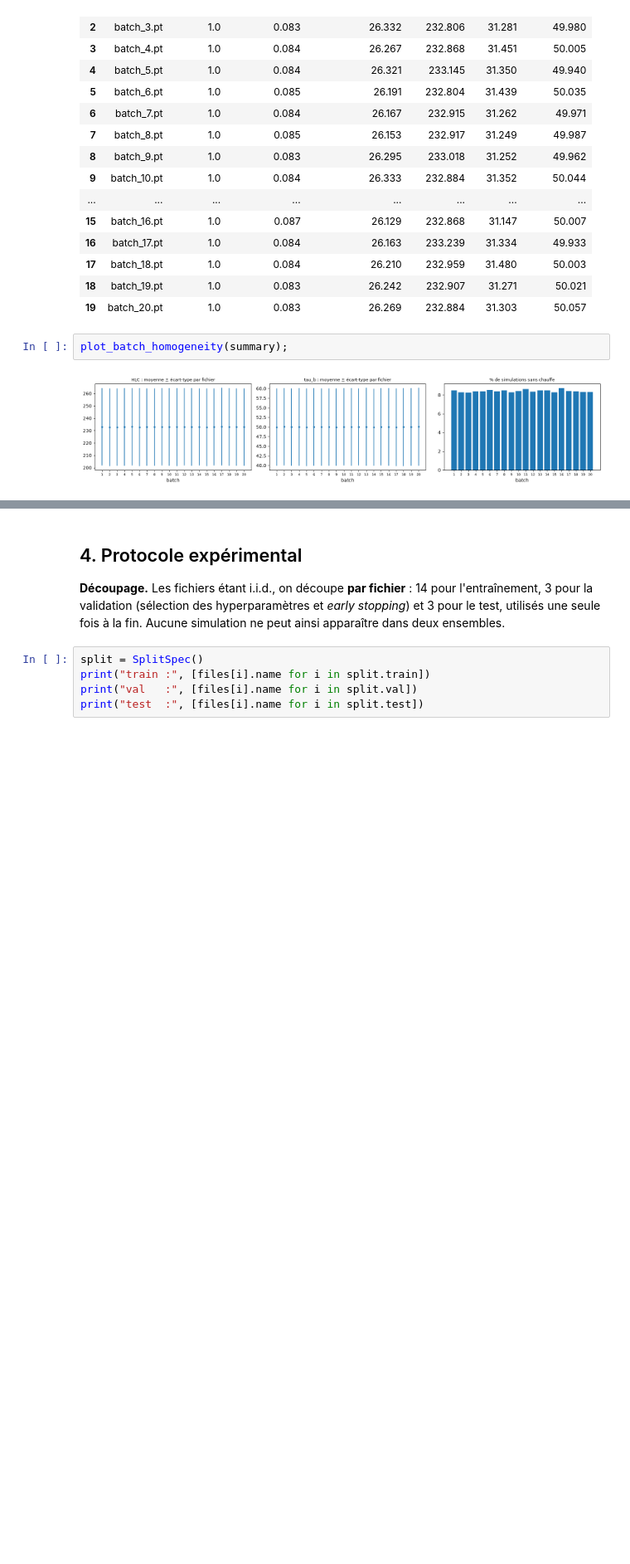
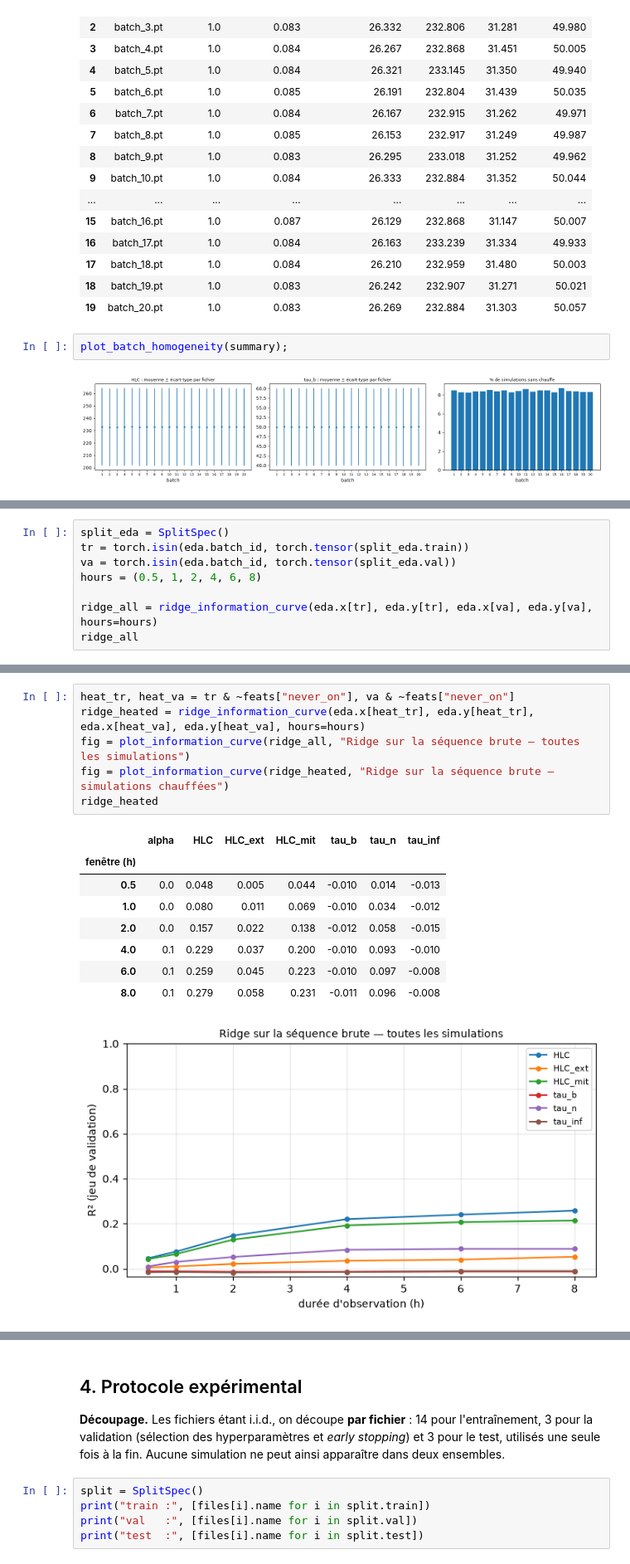
Before and after one commit to Fareshd049/coenergy-assessment, a Jupyter notebook: notebooks/report.ipynb, the cells around one changed output, grey strips where cells are left out. Shown at 83% size. Saved outputs shown, nothing was run; the diff lists cells and outputs as text; blank space fills up the shorter version.

```diff
--- a/notebooks/report.ipynb
+++ b/notebooks/report.ipynb
@@ -258,0 +366,8 @@ Les 20 fichiers sont **statistiquement indiscernables** : la moyenne du HLC vari
+# %%
+split_eda = SplitSpec()
+tr = torch.isin(eda.batch_id, torch.tensor(split_eda.train))
+va = torch.isin(eda.batch_id, torch.tensor(split_eda.val))
+hours = (0.5, 1, 2, 4, 6, 8)
+
+ridge_all = ridge_information_curve(eda.x[tr], eda.y[tr], eda.x[va], eda.y[va], hours=hours)
+ridge_all
@@ -258,0 +383,16 @@ Les 20 fichiers sont **statistiquement indiscernables** : la moyenne du HLC vari
+# %%
+heat_tr, heat_va = tr & ~feats["never_on"], va & ~feats["never_on"]
+ridge_heated = ridge_information_curve(eda.x[heat_tr], eda.y[heat_tr], eda.x[heat_va], eda.y[heat_va], hours=hours)
+fig = plot_information_curve(ridge_all, "Ridge sur la séquence brute — toutes les simulations")
+fig = plot_information_curve(ridge_heated, "Ridge sur la séquence brute — simulations chauffées")
+ridge_heated
+# %% [output]
+|  | alpha | HLC | HLC_ext | HLC_mit | tau_b | tau_n | tau_inf |
+| fenêtre (h) |  |  |  |  |  |  |  |
+| 0.5 | 0.0 | 0.048 | 0.005 | 0.044 | -0.010 | 0.014 | -0.013 |
+| 1.0 | 0.0 | 0.080 | 0.011 | 0.069 | -0.010 | 0.034 | -0.012 |
+| 2.0 | 0.0 | 0.157 | 0.022 | 0.138 | -0.012 | 0.058 | -0.015 |
+| 4.0 | 0.1 | 0.229 | 0.037 | 0.200 | -0.010 | 0.093 | -0.010 |
+| 6.0 | 0.1 | 0.259 | 0.045 | 0.223 | -0.010 | 0.097 | -0.008 |
+| 8.0 | 0.1 | 0.279 | 0.058 | 0.231 | -0.011 | 0.096 | -0.008 |
+[figure, added]
```
Also changed, not shown: parts of 19 cells of this notebook, 4 other files.
